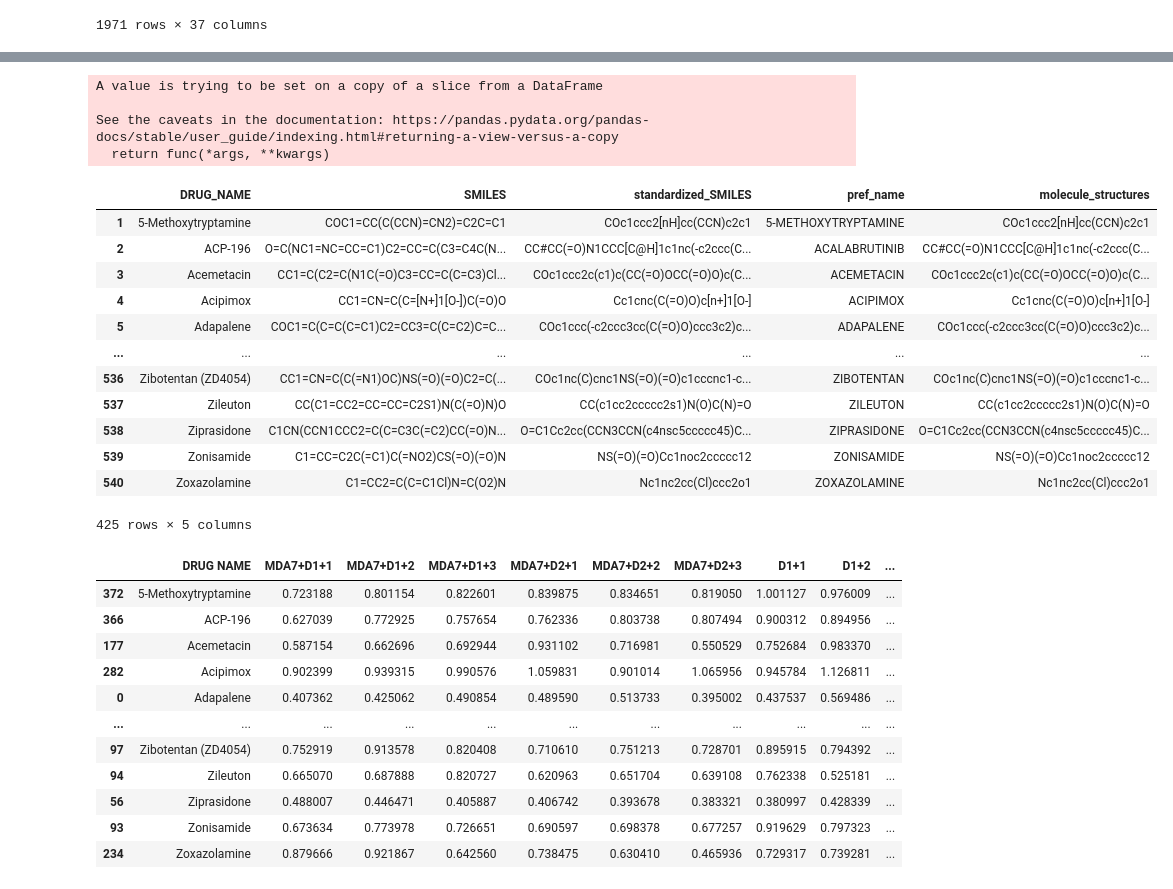
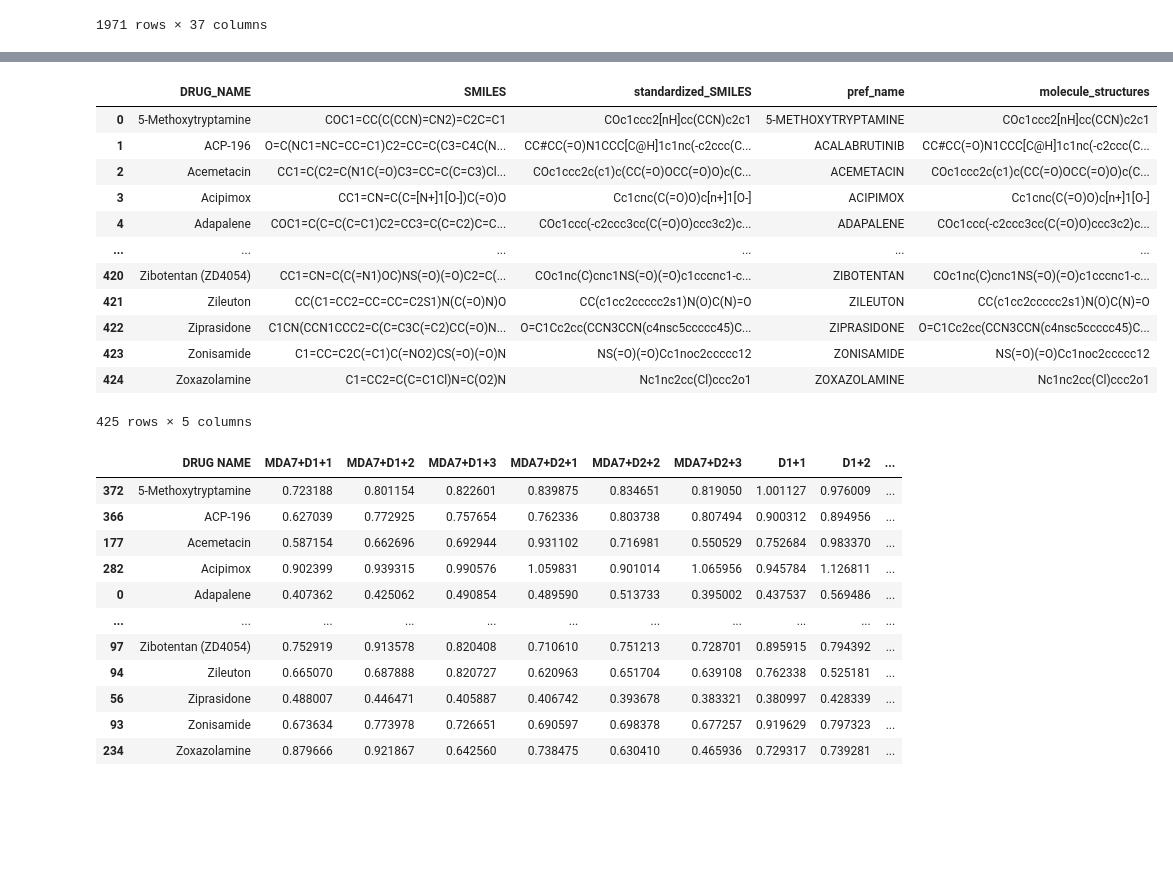
Before and after one commit to debnathk/dleps, a Jupyter notebook: code/DLEPS/split_training_data.ipynb, the cells around one changed output, grey strips where cells are left out. Cells and saved outputs as stored; diff of their text form; code cells hidden in the pictures; blank space fills up the shorter version.

```diff
--- a/code/DLEPS/split_training_data.ipynb
+++ b/code/DLEPS/split_training_data.ipynb
@@ -64,28 +36,27 @@ drug_names_unique
 # %%
 # Check how many unique drugs are present in the merged dataset
 
-x = df_merged[df_merged['pref_name'].str.lower().isin(drug_names_unique['drug_name'])]
-x.drop_duplicates(subset='pref_name', inplace=True)
-x.to_csv('../../../../../data/final_425_common_train_rna-seq_dataset.csv', index=False)
-x
+# x = df_merged[df_merged['pref_name'].str.lower().isin(drug_names_unique['drug_name'])]
+# x.drop_duplicates(subset='pref_name', inplace=True)
+# x.to_csv('../../../../../data/final_425_common_train_rna-seq_dataset.csv', index=False)
+# x
+
+df_merged = pd.read_csv('../../../../../data/final_425_common_train_rna-seq_dataset.csv')
+df_merged
 # %% [output]
+|  | DRUG_NAME | SMILES | standardized_SMILES | pref_name | molecule_structures |
+| 0 | 5-Methoxytryptamine | COC1=CC(C(CCN)=CN2)=C2C=C1 | COc1ccc2[nH]cc(CCN)c2c1 | 5-METHOXYTRYPTAMINE | COc1ccc2[nH]cc(CCN)c2c1 |
+| 1 | ACP-196 | O=C(NC1=NC=CC=C1)C2=CC=C(C3=C4C(N... | CC#CC(=O)N1CCC[C@H]1c1nc(-c2ccc(C... | ACALABRUTINIB | CC#CC(=O)N1CCC[C@H]1c1nc(-c2ccc(C... |
+| 2 | Acemetacin | CC1=C(C2=C(N1C(=O)C3=CC=C(C=C3)Cl... | COc1ccc2c(c1)c(CC(=O)OCC(=O)O)c(C... | ACEMETACIN | COc1ccc2c(c1)c(CC(=O)OCC(=O)O)c(C... |
+| 3 | Acipimox | CC1=CN=C(C=[N+]1[O-])C(=O)O | Cc1cnc(C(=O)O)c[n+]1[O-] | ACIPIMOX | Cc1cnc(C(=O)O)c[n+]1[O-] |
+| 4 | Adapalene | COC1=C(C=C(C=C1)C2=CC3=C(C=C2)C=C... | COc1ccc(-c2ccc3cc(C(=O)O)ccc3c2)c... | ADAPALENE | COc1ccc(-c2ccc3cc(C(=O)O)ccc3c2)c... |
+| ... | ... | ... | ... | ... | ... |
+| 420 | Zibotentan (ZD4054) | CC1=CN=C(C(=N1)OC)NS(=O)(=O)C2=C(... | COc1nc(C)cnc1NS(=O)(=O)c1cccnc1-c... | ZIBOTENTAN | COc1nc(C)cnc1NS(=O)(=O)c1cccnc1-c... |
+| 421 | Zileuton | CC(C1=CC2=CC=CC=C2S1)N(C(=O)N)O | CC(c1cc2ccccc2s1)N(O)C(N)=O | ZILEUTON | CC(c1cc2ccccc2s1)N(O)C(N)=O |
+| 422 | Ziprasidone | C1CN(CCN1CCC2=C(C=C3C(=C2)CC(=O)N... | O=C1Cc2cc(CCN3CCN(c4nsc5ccccc45)C... | ZIPRASIDONE | O=C1Cc2cc(CCN3CCN(c4nsc5ccccc45)C... |
+| 423 | Zonisamide | C1=CC=C2C(=C1)C(=NO2)CS(=O)(=O)N | NS(=O)(=O)Cc1noc2ccccc12 | ZONISAMIDE | NS(=O)(=O)Cc1noc2ccccc12 |
+| 424 | Zoxazolamine | C1=CC2=C(C=C1Cl)N=C(O2)N | Nc1nc2cc(Cl)ccc2o1 | ZOXAZOLAMINE | Nc1nc2cc(Cl)ccc2o1 |
-A value is trying to be set on a copy of a slice from a DataFrame
-
-See the caveats in the documentation: https://pandas.pydata.org/pandas-docs/stable/user_guide/indexing.html#returning-a-view-versus-a-copy
-  return func(*args, **kwargs)
+425 rows × 5 columns
-|  | DRUG_NAME | SMILES | standardized_SMILES | pref_name | molecule_structures |
-| 1 | 5-Methoxytryptamine | COC1=CC(C(CCN)=CN2)=C2C=C1 | COc1ccc2[nH]cc(CCN)c2c1 | 5-METHOXYTRYPTAMINE | COc1ccc2[nH]cc(CCN)c2c1 |
-| 2 | ACP-196 | O=C(NC1=NC=CC=C1)C2=CC=C(C3=C4C(N... | CC#CC(=O)N1CCC[C@H]1c1nc(-c2ccc(C... | ACALABRUTINIB | CC#CC(=O)N1CCC[C@H]1c1nc(-c2ccc(C... |
-| 3 | Acemetacin | CC1=C(C2=C(N1C(=O)C3=CC=C(C=C3)Cl... | COc1ccc2c(c1)c(CC(=O)OCC(=O)O)c(C... | ACEMETACIN | COc1ccc2c(c1)c(CC(=O)OCC(=O)O)c(C... |
-| 4 | Acipimox | CC1=CN=C(C=[N+]1[O-])C(=O)O | Cc1cnc(C(=O)O)c[n+]1[O-] | ACIPIMOX | Cc1cnc(C(=O)O)c[n+]1[O-] |
-| 5 | Adapalene | COC1=C(C=C(C=C1)C2=CC3=C(C=C2)C=C... | COc1ccc(-c2ccc3cc(C(=O)O)ccc3c2)c... | ADAPALENE | COc1ccc(-c2ccc3cc(C(=O)O)ccc3c2)c... |
-| ... | ... | ... | ... | ... | ... |
-| 536 | Zibotentan (ZD4054) | CC1=CN=C(C(=N1)OC)NS(=O)(=O)C2=C(... | COc1nc(C)cnc1NS(=O)(=O)c1cccnc1-c... | ZIBOTENTAN | COc1nc(C)cnc1NS(=O)(=O)c1cccnc1-c... |
-| 537 | Zileuton | CC(C1=CC2=CC=CC=C2S1)N(C(=O)N)O | CC(c1cc2ccccc2s1)N(O)C(N)=O | ZILEUTON | CC(c1cc2ccccc2s1)N(O)C(N)=O |
-| 538 | Ziprasidone | C1CN(CCN1CCC2=C(C=C3C(=C2)CC(=O)N... | O=C1Cc2cc(CCN3CCN(c4nsc5ccccc45)C... | ZIPRASIDONE | O=C1Cc2cc(CCN3CCN(c4nsc5ccccc45)C... |
-| 539 | Zonisamide | C1=CC=C2C(=C1)C(=NO2)CS(=O)(=O)N | NS(=O)(=O)Cc1noc2ccccc12 | ZONISAMIDE | NS(=O)(=O)Cc1noc2ccccc12 |
-| 540 | Zoxazolamine | C1=CC2=C(C=C1Cl)N=C(O2)N | Nc1nc2cc(Cl)ccc2o1 | ZOXAZOLAMINE | Nc1nc2cc(Cl)ccc2o1 |
-425 rows × 5 columns
 # %%
 # Merge x with df
 
```
Also changed, not shown: parts of 3 cells of this notebook.
